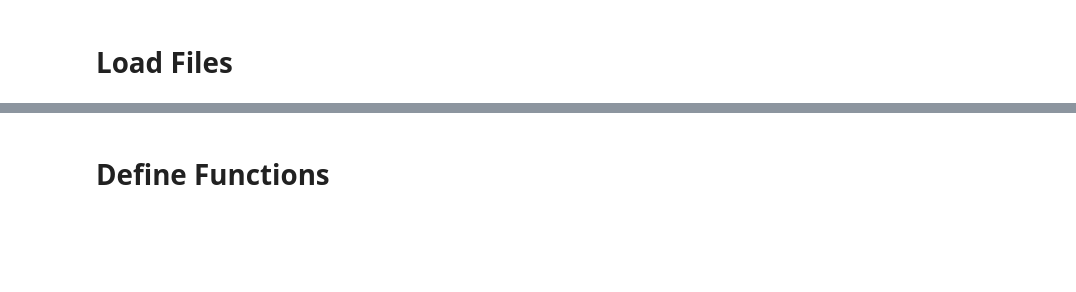
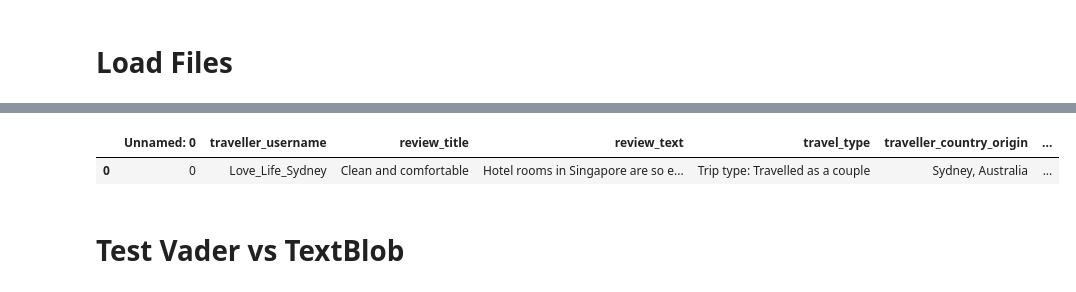
Before and after one commit to AmmarBagharib/sentiment_analysis_bt4222, a Jupyter notebook: codes/sentiment_analysis/textblob_vader.ipynb, the cells around one changed output, grey strips where cells are left out. Cells and saved outputs as stored; diff of their text form; code cells hidden in the pictures; blank space fills up the shorter version.

```diff
--- a/codes/sentiment_analysis/textblob_vader.ipynb
+++ b/codes/sentiment_analysis/textblob_vader.ipynb
@@ -85,8 +85,14 @@ memory usage: 9.4+ MB
 | 2 | 2 | Anthony Fernando | Good place for a decent price. | Good place good price Easy access... | Trip type: Travelled with friends | Dubai, United Arab Emirates | ... |
 | 3 | 3 | Mjkc204 | Great Location and great staff. | The IBIS was a neat and tidy hote... | Trip type: Travelled solo | Ellenbrook, Australia | ... |
 | 4 | 4 | Aung Nanda | Good for budget stay. | I stayed there for 7 days. It was... | Trip type: Travelled on business | Dubai, United Arab Emirates | ... |
+# %%
+data['word_count'] = data['lem_review'].apply(lambda x: len(x.split()))
+data.head(1)
+# %% [output]
+|  | Unnamed: 0 | traveller_username | review_title | review_text | travel_type | traveller_country_origin | ... |
+| 0 | 0 | Love_Life_Sydney | Clean and comfortable | Hotel rooms in Singapore are so e... | Trip type: Travelled as a couple | Sydney, Australia | ... |
 # %% [markdown]
-# Define Functions
+# Test Vader vs TextBlob
 # %%
 #Define funcitons for VADER and textblob
 
```
Also changed, not shown: parts of 8 cells of this notebook, 1 other file.
